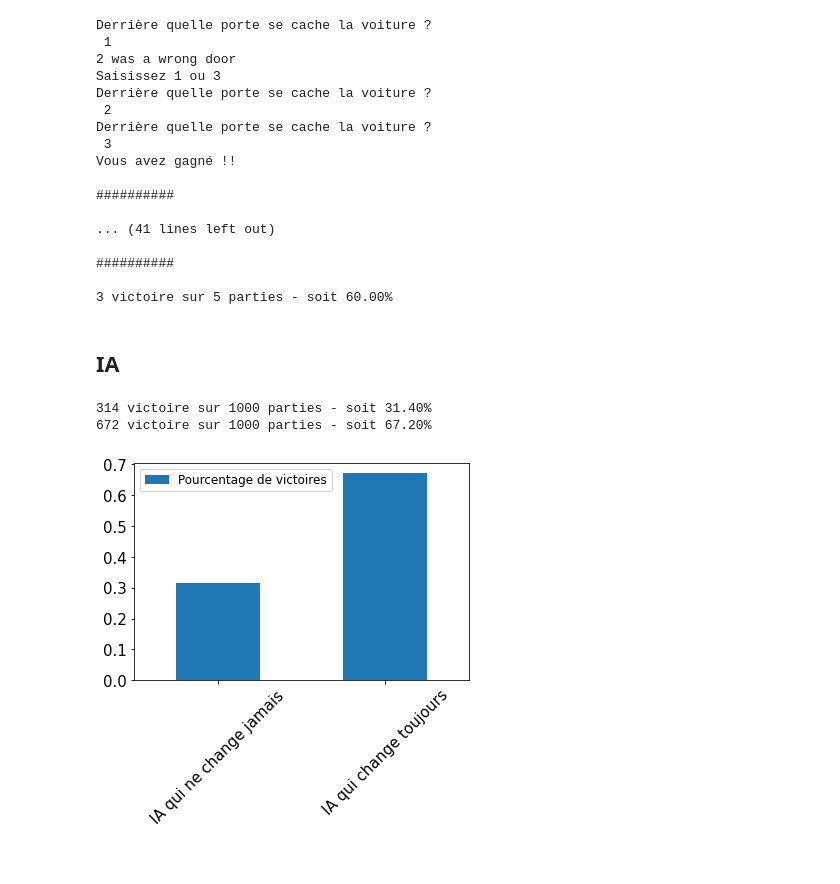
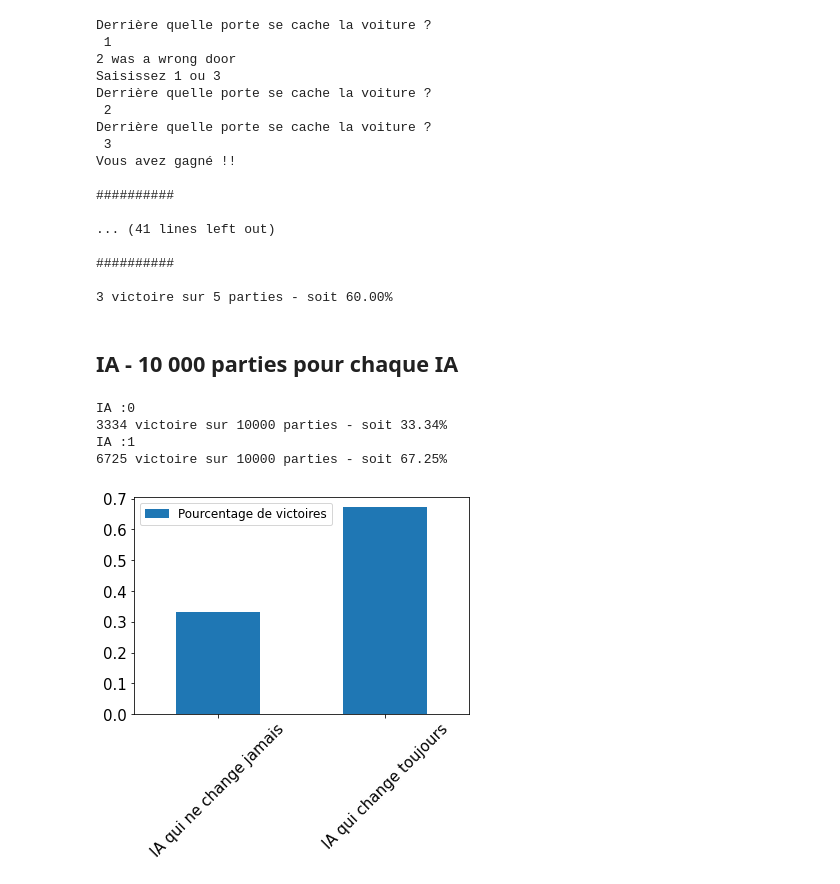
Before and after one commit to Selimmmm/hetic_pmd_maths_public, a Jupyter notebook: MontyHall.ipynb, the cells around one changed output. Drawn from its saved outputs; the diff is of its cells as text; code cells hidden in the pictures.

Commit message:
updated MontyHall

```diff
--- a/MontyHall.ipynb
+++ b/MontyHall.ipynb
@@ -126,5 +126,3 @@ Vous avez gagné !!
 ##########
 
 3 victoire sur 5 parties - soit 60.00%
-# %% [markdown]
-## IA
@@ -134,19 +129,27 @@ ia_2 = "ia_smart"
+# %% [markdown]
+## IA - 10 000 parties pour chaque IA
 # %%
+ia_1 = "ia_dumb"
+ia_2 = "ia_smart"
+
 stats_ia = {}
-for ia in [ia_1, ia_2]:
-    mh = MontyHall(user=ia, n_games=1000, verbose=False)
+for idx, ia in enumerate([ia_1, ia_2]):
+    mh = MontyHall(user=ia, n_games=10000, verbose=False)
     mh.many_games()
+    print("IA :{}".format(idx))
     print(f"{mh.victory_count} victoire sur {mh.n_games} parties - soit {'{:.2%}'.format(mh.victory_count / mh.n_games)}")
     stats_ia[ia] = (mh.victory_count / mh.n_games)
+
+
+df = pd.DataFrame.from_dict(stats_ia, orient='index', columns=["Pourcentage de victoires"])
+df = df.rename(index={ia_1:"IA qui ne change jamais", ia_2: "IA qui change toujours"})
+df.plot.bar(rot=45, fontsize=15)
+plt.legend(fontsize=12)
+#plt.title("Pourcentage de victoire par IA")
+plt.show()
 # %% [output]
-314 victoire sur 1000 parties - soit 31.40%
-672 victoire sur 1000 parties - soit 67.20%
+IA :0
+3334 victoire sur 10000 parties - soit 33.34%
+IA :1
+6725 victoire sur 10000 parties - soit 67.25%
+[figure, added]
-# %%
-df = pd.DataFrame.from_dict(stats_ia, orient='index', columns=["Pourcentage de victoires"])
-df = df.rename(index={ia_1:"IA qui ne change jamais", ia_2: "IA qui change toujours"})
-df.plot.bar(rot=45, fontsize=15)
-plt.legend(fontsize=12)
-#plt.title("Pourcentage de victoire par IA")
-plt.show()
-# %% [output]
-[figure, removed]
```
Also changed, not shown: parts of 5 cells of this notebook.
